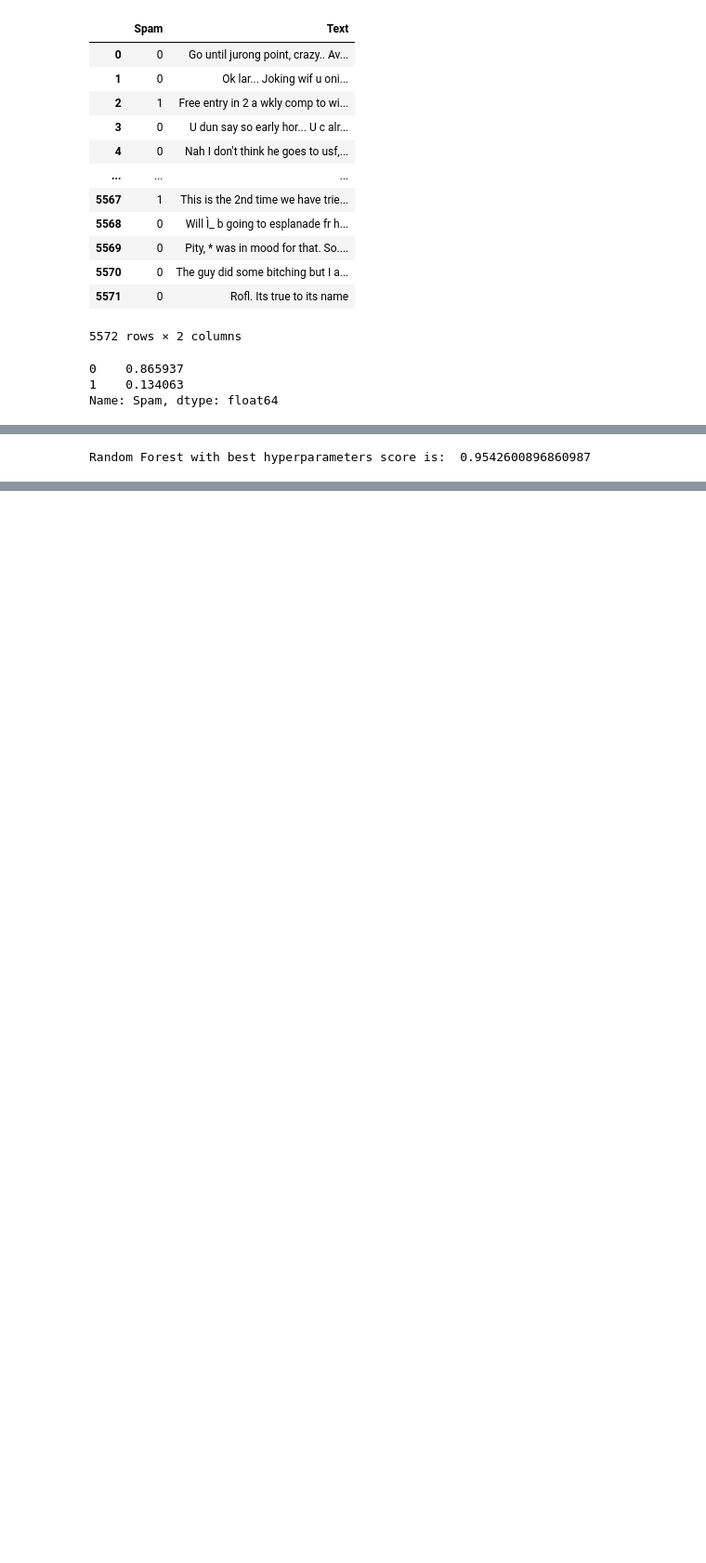
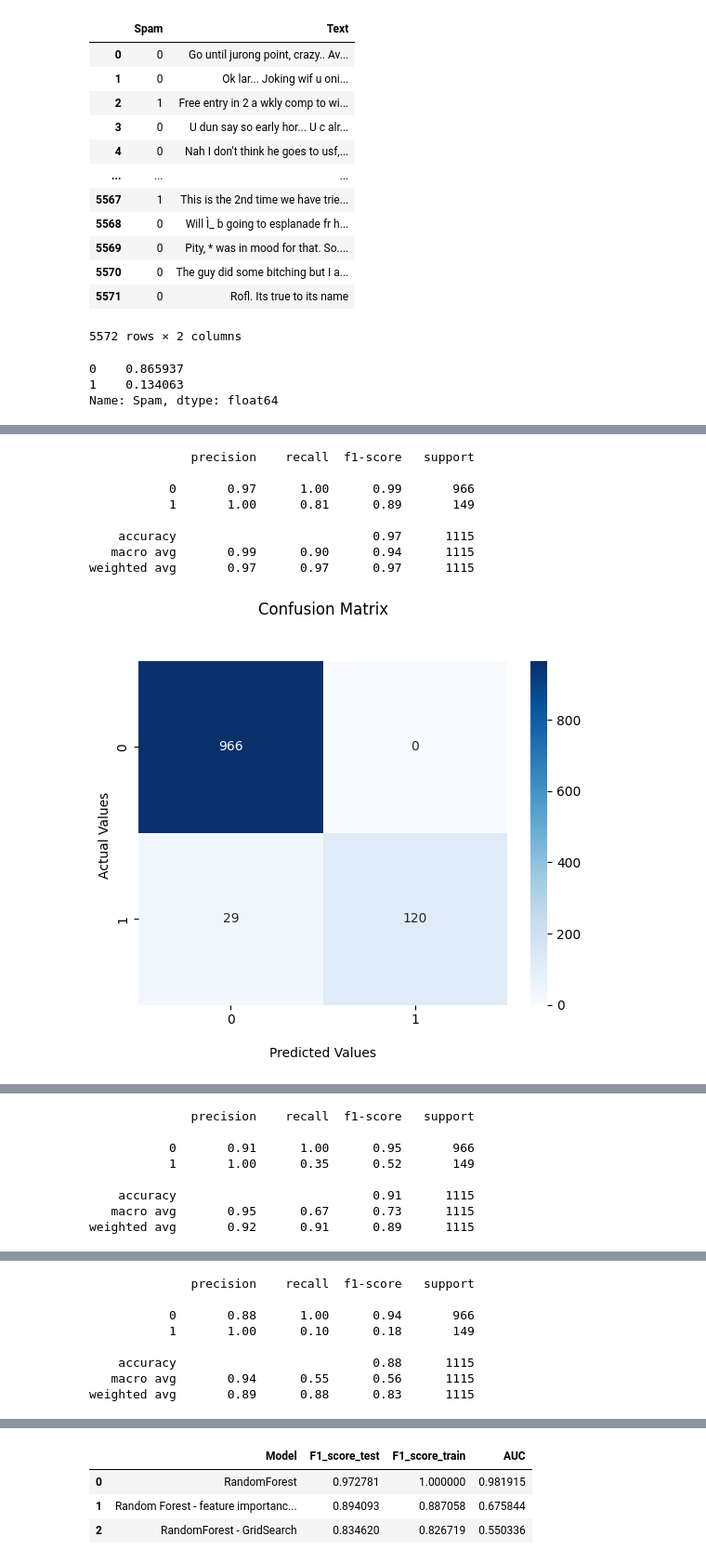
Before and after one commit to KenZooo11/m17, a Jupyter notebook: 17.ipynb, the cells around one changed output, grey strips where cells are left out. Shown at 93% size. Cells and saved outputs as stored; diff of their text form; code cells hidden in the pictures; blank space fills up the shorter version.

```diff
--- a/17.ipynb
+++ b/17.ipynb
@@ -124,3 +154,3 @@ RandomForestClassifier()
 # %%
-print('Random Forest with default settings score is:' ,classifier.score(tfidf_test,y_test))
-print('Random Forest for 2% of most meaningful features score is: ',classifier_2.score(tfidf_2_test,y_test))
+tfidf_3_train = tfidf_3.fit_transform(X_train.apply(lambda x: ' '.join(x)))
+tfidf_3_test = tfidf_3.transform(X_test.apply(lambda x: ' '.join(x)))
@@ -146,14 +173,4 @@ Best hyperparameter: {'max_depth': 20, 'min_samples_leaf': 3}
 # %%
-tfidf = TfidfVectorizer()
-params_tfidf = {'ngram_range': [(1,1),(1,2),(2,2)],
-                'min_df':[0.01,0.02,0.03,0.04,0.05],
-             'max_df': [0.1, 0.2, 0.3, 0.4, 0.5, 0.6]}
-tfidf_gridsearch = GridSearchCV(tfidf,
-                             params_tfidf,
-                             scoring='f1_macro',
-                             cv=5,
-                             verbose=10, n_jobs=-1)
-tfidf_gridsearch.fit(X_train.apply(lambda x: ' '.join(x)),y_train)
-print('\nBest hyperparameter:', tfidf_gridsearch.best_params_)
-tfidf_model = tfidf_gridsearch.best_estimator_
+clf_3.fit(tfidf_3_train,y_train)
+clf_3.score(tfidf_3_test,y_test)
 # %% [output]
@@ -163,19 +178,5 @@ Best hyperparameter: {'max_df': 0.1, 'min_df': 0.01, 'ngram_range': (1, 1)}
 # %%
-pipeline = Pipeline([
-           ("tfidf", TfidfVectorizer(
-           min_df=0.01,
-           max_df=0.1,
-           ngram_range=(1,1))),
-
-
-           ("random_forest",RandomForestClassifier(
-             n_estimators=1000,
-             n_jobs=-1,
-             max_depth= 20,
-            min_samples_leaf= 3
-
-             ) )
-])
-
-pipeline.fit(X_train.apply(lambda x: ' '.join(x)),y_train)
+print('Random Forest:                             ', clf.score(tfidf_test,y_test))
+print('Random Forest - feature importance > 0.001:', clf_2.score(tfidf_2_test,y_test))
+print('Random Forest - GridSearch:                ', clf_3.score(tfidf_3_test,y_test))
 # %% [output]
@@ -186,4 +186,2 @@ Pipeline(steps=[('tfidf', TfidfVectorizer(max_df=0.1, min_df=0.01)),
 # %%
-print('Random Forest with best hyperparameters score is: ', pipeline.score(X_test.apply(lambda x: ' '.join(x)),y_test))
+#METRYKI
-# %% [output]
-Random Forest with best hyperparameters score is:  0.9542600896860987
@@ -189,0 +246,14 @@ Random Forest with best hyperparameters score is:  0.9542600896860987
+# %%
+calculate_metrics(clf, 'RandomForest', tfidf_test,y_test,tfidf_train,y_train)
+calculate_metrics(clf_2, 'Random Forest - feature importance > 0.001', tfidf_2_test,y_test,tfidf_2_train,y_train)
+calculate_metrics(clf_3, 'RandomForest - GridSearch', tfidf_3_test,y_test,tfidf_3_train,y_train)
+# %% [output]
+              precision    recall  f1-score   support
+
+           0       0.97      1.00      0.99       966
+           1       1.00      0.81      0.89       149
+
+    accuracy                           0.97      1115
+   macro avg       0.99      0.90      0.94      1115
+weighted avg       0.97      0.97      0.97      1115
+[figure, added]
@@ -189,0 +261,8 @@ Random Forest with best hyperparameters score is:  0.9542600896860987
+              precision    recall  f1-score   support
+
+           0       0.91      1.00      0.95       966
+           1       1.00      0.35      0.52       149
+
+    accuracy                           0.91      1115
+   macro avg       0.95      0.67      0.73      1115
+weighted avg       0.92      0.91      0.89      1115
@@ -189,0 +271,8 @@ Random Forest with best hyperparameters score is:  0.9542600896860987
+              precision    recall  f1-score   support
+
+           0       0.88      1.00      0.94       966
+           1       1.00      0.10      0.18       149
+
+    accuracy                           0.88      1115
+   macro avg       0.94      0.55      0.56      1115
+weighted avg       0.89      0.88      0.83      1115
@@ -189,0 +281,4 @@ Random Forest with best hyperparameters score is:  0.9542600896860987
+|  | Model | F1_score_test | F1_score_train | AUC |
+| 0 | RandomForest | 0.972781 | 1.000000 | 0.981915 |
+| 1 | Random Forest - feature importanc... | 0.894093 | 0.887058 | 0.675844 |
+| 2 | RandomForest - GridSearch | 0.834620 | 0.826719 | 0.550336 |
```
Also changed, not shown: parts of 16 cells of this notebook.
